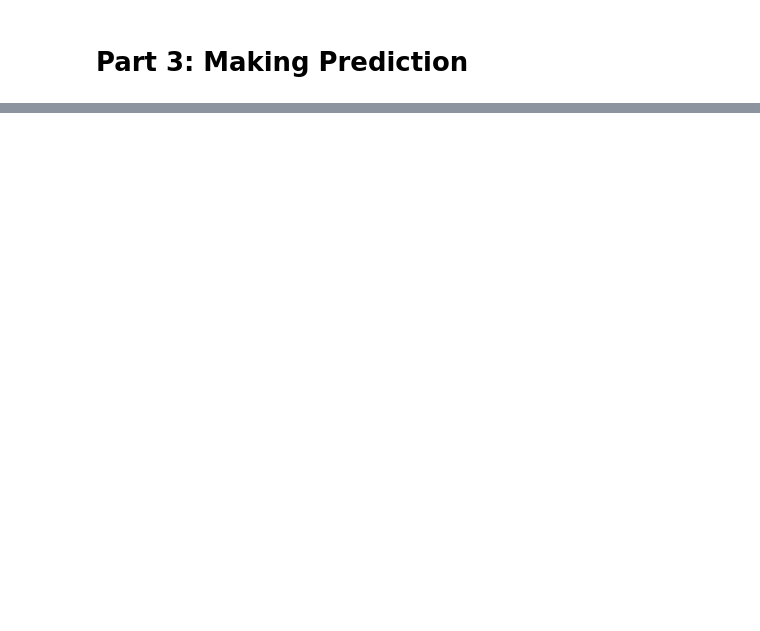
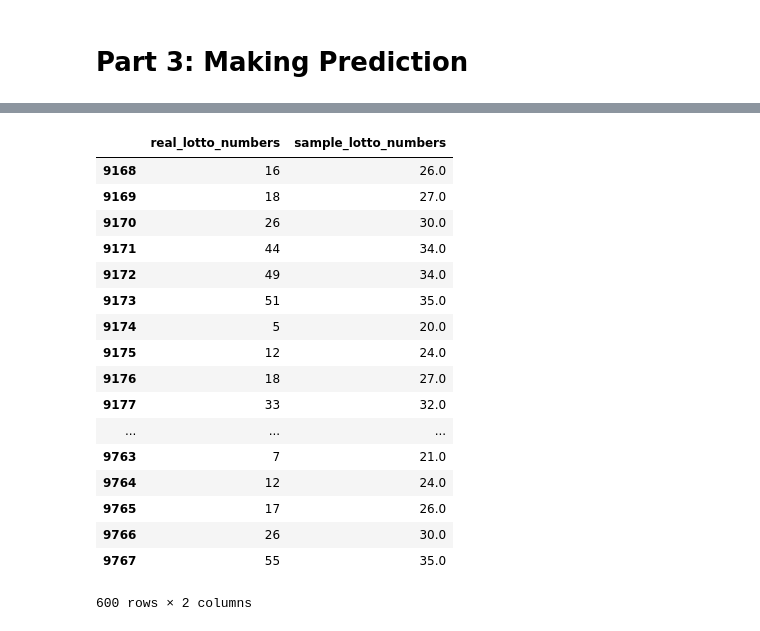
Before and after one commit to pankajarm/Deep-Learning-A-Z, a Jupyter notebook: Volume 1 - Supervised Deep Learning/Part 3 - Recurrent Neural Networks (RNN)/Section 12 - Building a RNN/rnn-keras-lotto-with-bonus-ball.ipynb, the cells around one changed output, grey strips where cells are left out. Saved outputs shown, nothing was run; the diff lists cells and outputs as text; code cells hidden in the pictures; blank space fills up the shorter version.

```diff
--- a/Volume 1 - Supervised Deep Learning/Part 3 - Recurrent Neural Networks (RNN)/Section 12 - Building a RNN/rnn-keras-lotto-with-bonus-ball.ipynb
+++ b/Volume 1 - Supervised Deep Learning/Part 3 - Recurrent Neural Networks (RNN)/Section 12 - Building a RNN/rnn-keras-lotto-with-bonus-ball.ipynb
@@ -351,0 +371,9 @@ AssertionError: 2 columns passed, passed data had 21 columns
+# %%
+X_sample = testing_set_val
+X_sample = sc.fit_transform(X_sample)
+print (type(X_sample))
+print (X_sample.ndim)
+print (X_sample.shape)
+print (X_sample)
+# in the end inverse fit transform to get normal stock open price back
+# X_test = real_lotto_numbers
@@ -351,0 +391,10 @@ AssertionError: 2 columns passed, passed data had 21 columns
+# %%
+# Reshaping
+
+# chaging from 2 to 3 dimension array, by addding time step as 3rd dimension
+# corresponds to (batch_size, timesteps, input_dim)
+sample_inputs = np.reshape(X_sample,(9768,1,1))
+print (type(sample_inputs))
+print (sample_inputs.ndim)
+print (sample_inputs.shape)
+print (sample_inputs)
@@ -351,0 +417,7 @@ AssertionError: 2 columns passed, passed data had 21 columns
+# %%
+# Now, let's predict
+y_sample = regressor.predict(sample_inputs)
+print (type(y_sample))
+print (y_sample.ndim)
+print (y_sample.shape)
+print (y_sample)
@@ -351,0 +435,7 @@ AssertionError: 2 columns passed, passed data had 21 columns
+# %%
+# inverse scaled values to get real stock price
+sample_lotto_numbers = np.around(sc.inverse_transform(y_sample))
+print (type(sample_lotto_numbers))
+print (sample_lotto_numbers.ndim)
+print (sample_lotto_numbers.shape)
+print (sample_lotto_numbers)
@@ -351,0 +453,30 @@ AssertionError: 2 columns passed, passed data had 21 columns
+# %%
+# new_shape = real_lotto_numbers.reshape((11396))
+# print (type(new_shape))
+# print (new_shape.ndim)
+# print (new_shape.shape)
+# print (new_shape)
+
+real_lotto_numbers_df = pd.Series(real_lotto_numbers.reshape((9768)), name='real_lotto_numbers')
+sample_lotto_numbers_df = pd.Series(sample_lotto_numbers.reshape((9768)), name='sample_lotto_numbers')
+comparison_df = pd.concat([real_lotto_numbers_df, sample_lotto_numbers_df], axis=1)
+comparison_df.tail(600)
+# %% [output]
+|  | real_lotto_numbers | sample_lotto_numbers |
+| 9168 | 16 | 26.0 |
+| 9169 | 18 | 27.0 |
+| 9170 | 26 | 30.0 |
+| 9171 | 44 | 34.0 |
+| 9172 | 49 | 34.0 |
+| 9173 | 51 | 35.0 |
+| 9174 | 5 | 20.0 |
+| 9175 | 12 | 24.0 |
+| 9176 | 18 | 27.0 |
+| 9177 | 33 | 32.0 |
+| ... | ... | ... |
+| 9763 | 7 | 21.0 |
+| 9764 | 12 | 24.0 |
+| 9765 | 17 | 26.0 |
+| 9766 | 26 | 30.0 |
+| 9767 | 55 | 35.0 |
+600 rows × 2 columns
```
Also changed, not shown: parts of 33 cells of this notebook.
